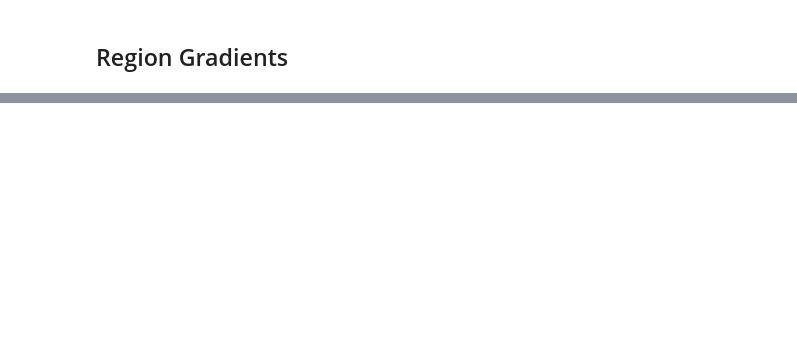
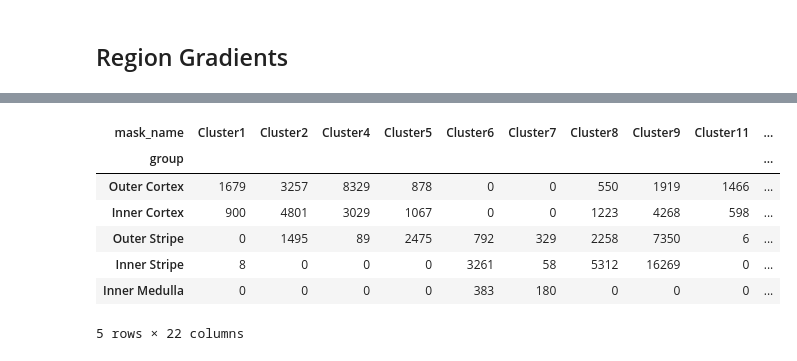
Before and after one commit to jvillazon/hsi_machine_learning, a Jupyter notebook: sk_classifier/integrated_pipeline.ipynb, the cells around one changed output, grey strips where cells are left out. Saved outputs shown, nothing was run; the diff lists cells and outputs as text; code cells hidden in the pictures; blank space fills up the shorter version.

```diff
--- a/sk_classifier/integrated_pipeline.ipynb
+++ b/sk_classifier/integrated_pipeline.ipynb
@@ -983,0 +593,24 @@ df
+# %%
+df2 = df.copy()
+condition_tdl = (df['mask_name'].isin(['Cluster6', 'Cluster7']) & df['group'].isin(['Outer Cortex', 'Inner Cortex']))
+df2.loc[condition_tdl, 'group'] = 'Outer Stripe'
+
+condition_pt = (df['mask_name'].isin(['Cluster2', 'Cluster4', 'Cluster5']) & df['group'].isin(['Inner Stripe']))
+df2.loc[condition_pt, 'group'] = 'Outer Stripe'
+
+condition_tal = (df['mask_name'].isin(['Cluster8', 'Cluster9']) & df['group'].isin(['Inner Medulla']))
+df2.loc[condition_tal, 'group'] = 'Inner Stripe'
+
+condition_glom = (df['mask_name'].isin(['Cluster1']) & df['group'].isin(['Outer Stripe']))
+df2.loc[condition_glom, 'group'] = 'Inner Cortex'
+# %%
+df2.groupby(['group', 'mask_name'])['CL'].agg(['mean', 'count']).reset_index().pivot(index='group', columns='mask_name', values='count')
+# %% [output]
+| mask_name | Cluster1 | Cluster2 | Cluster4 | Cluster5 | Cluster6 | Cluster7 | Cluster8 | Cluster9 | Cluster11 | ... |
+| group |  |  |  |  |  |  |  |  |  | ... |
+| Outer Cortex | 1679 | 3257 | 8329 | 878 | 0 | 0 | 550 | 1919 | 1466 | ... |
+| Inner Cortex | 900 | 4801 | 3029 | 1067 | 0 | 0 | 1223 | 4268 | 598 | ... |
+| Outer Stripe | 0 | 1495 | 89 | 2475 | 792 | 329 | 2258 | 7350 | 6 | ... |
+| Inner Stripe | 8 | 0 | 0 | 0 | 3261 | 58 | 5312 | 16269 | 0 | ... |
+| Inner Medulla | 0 | 0 | 0 | 0 | 383 | 180 | 0 | 0 | 0 | ... |
+5 rows × 22 columns
```
Also changed, not shown: parts of 26 cells of this notebook, 3 other files.
